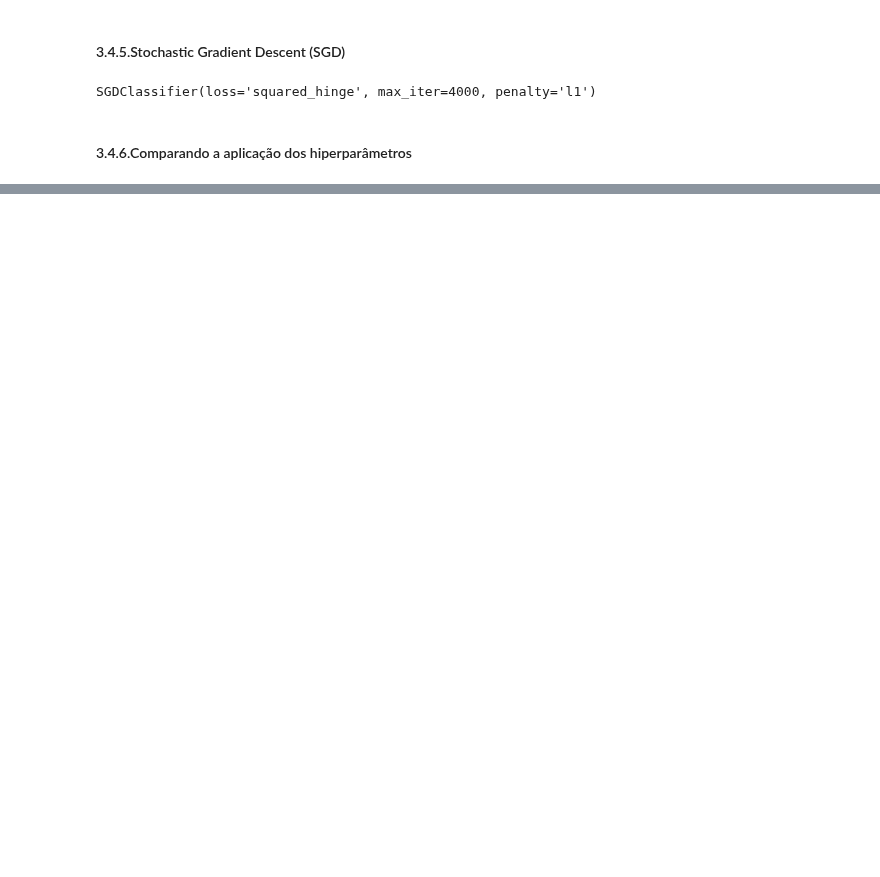
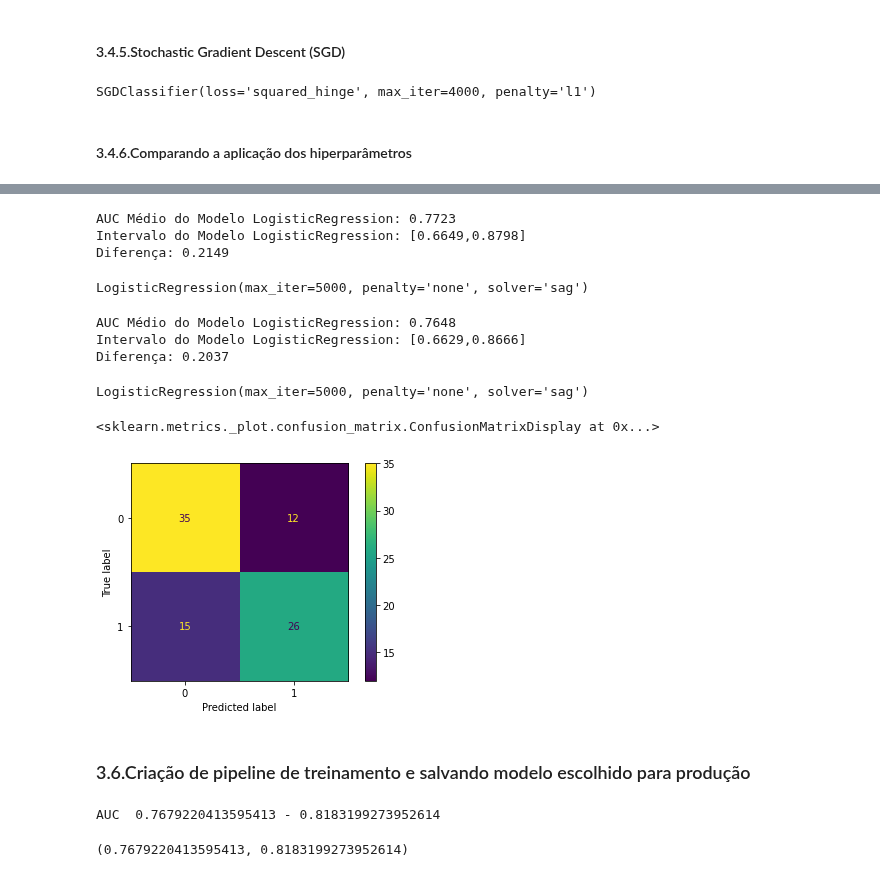
Before and after one commit to VitorFRodrigues/Data-Science-Bootcamp, a Jupyter notebook: Proj05_final/Notebook/Bootcamp_Proj_05.ipynb, the cells around one changed output, grey strips where cells are left out. Cells and saved outputs as stored; diff of their text form; code cells hidden in the pictures; blank space fills up the shorter version.

```diff
--- a/Proj05_final/Notebook/Bootcamp_Proj_05.ipynb
+++ b/Proj05_final/Notebook/Bootcamp_Proj_05.ipynb
@@ -714,6 +714,7 @@ def roda_cv_modelo(modelo: list, dados, n_splits, n_repeats):
   x = dados[x_columns].drop(["ICU","WINDOW"], axis=1)
 
   resultados_lista = []
+  auc_media_lista = []
   for i in range(len(modelo)):
     cv = RepeatedStratifiedKFold(n_splits = n_splits, n_repeats = n_repeats)
     resultados = cross_validate(modelo[i], x, y, cv=cv, scoring='roc_auc') #teste score retorna como padrão a acurácia, com o "scoring='roc_auc'" nós garantimos que o retorno do teste score seja a AUC
@@ -724,4 +725,12 @@ def roda_cv_modelo(modelo: list, dados, n_splits, n_repeats):
     print(f"AUC Médio do Modelo {type(modelo[i]).__name__}: {auc_media:.4f}")
     print(f"Intervalo do Modelo {type(modelo[i]).__name__}: [{(auc_media - 2*auc_std):.4f},{(auc_media + 2*auc_std):.4f}]")
     print(f"Diferença: {4*auc_std:.4f}\n")
+    auc_media_lista.append(auc_media)
+
+  if len(modelo) > 1:
+    print('Melhor modelo:')
+    print(f'{type(modelo[np.argmax(auc_media_lista)]).__name__}')
+    print(f'AUC Médio do Modelo {type(modelo[i]).__name__}: {np.amax(auc_media_lista):.4f}')
+
+  return modelo[np.argmax(auc_media_lista)]
 # %%
@@ -808,7 +820,7 @@ def tuning_hyperparameter(modelo, dados, n_splits, n_repeats, param_grid):
   x = dados[x_columns].drop(["ICU","WINDOW"], axis=1)
 
   cv = RepeatedStratifiedKFold(n_splits = n_splits, n_repeats = n_repeats)
-  clf = GridSearchCV(modelo, param_grid= param_grid, cv = cv)
+  clf = GridSearchCV(modelo, param_grid= param_grid, cv = cv, scoring='roc_auc', return_train_score=True)
 
   best_clf = clf.fit(x, y)
 
@@ -892,10 +903,10 @@ SGDClassifier(loss='squared_hinge', max_iter=4000, penalty='l1')
 # %% [markdown]
 #### 3.4.6.Comparando a aplicação dos hiperparâmetros
 # %%
-roda_cv_modelo([modelo_LogReg_tuned,
+modelo_vencedor = roda_cv_modelo([modelo_LogReg_tuned,
                 modelo_DecTree_tuned,
                 modelo_RFC_tuned,
                 modelo_SVC_tuned,
                 modelo_SGD_tuned
-                ], dados_limpos, 10, 10)
+                ], dados_limpos, 2, 1)
 # %% [output]
@@ -920,0 +1019,21 @@ Diferença: 0.4158
+# %%
+roda_cv_modelo([modelo_vencedor], dados_limpos, 5, 10)
+# %% [output]
+AUC Médio do Modelo LogisticRegression: 0.7723
+Intervalo do Modelo LogisticRegression: [0.6649,0.8798]
+Diferença: 0.2149
+LogisticRegression(max_iter=5000, penalty='none', solver='sag')
+# %%
+roda_cv_modelo([modelo_vencedor], dados_limpos_sem_corr, 5, 10)
+# %% [output]
+AUC Médio do Modelo LogisticRegression: 0.7648
+Intervalo do Modelo LogisticRegression: [0.6629,0.8666]
+Diferença: 0.2037
+LogisticRegression(max_iter=5000, penalty='none', solver='sag')
+# %%
+plot_confusion_matrix(modelo_vencedor, x_test, y_test)
+# %% [output]
+<sklearn.metrics._plot.confusion_matrix.ConfusionMatrixDisplay at 0x...>
+[figure, added]
+# %% [markdown]
+### 3.6.Criação de pipeline de treinamento e salvando modelo escolhido para produção
@@ -920,0 +1080,5 @@ Diferença: 0.4158
+# %%
+roda_modelo_cv_pipeline(modelo_vencedor, dados_limpos, 5, 10)
+# %% [output]
+AUC  0.7679220413595413 - 0.8183199273952614
+(0.7679220413595413, 0.8183199273952614)
```
Also changed, not shown: parts of 29 cells of this notebook.
